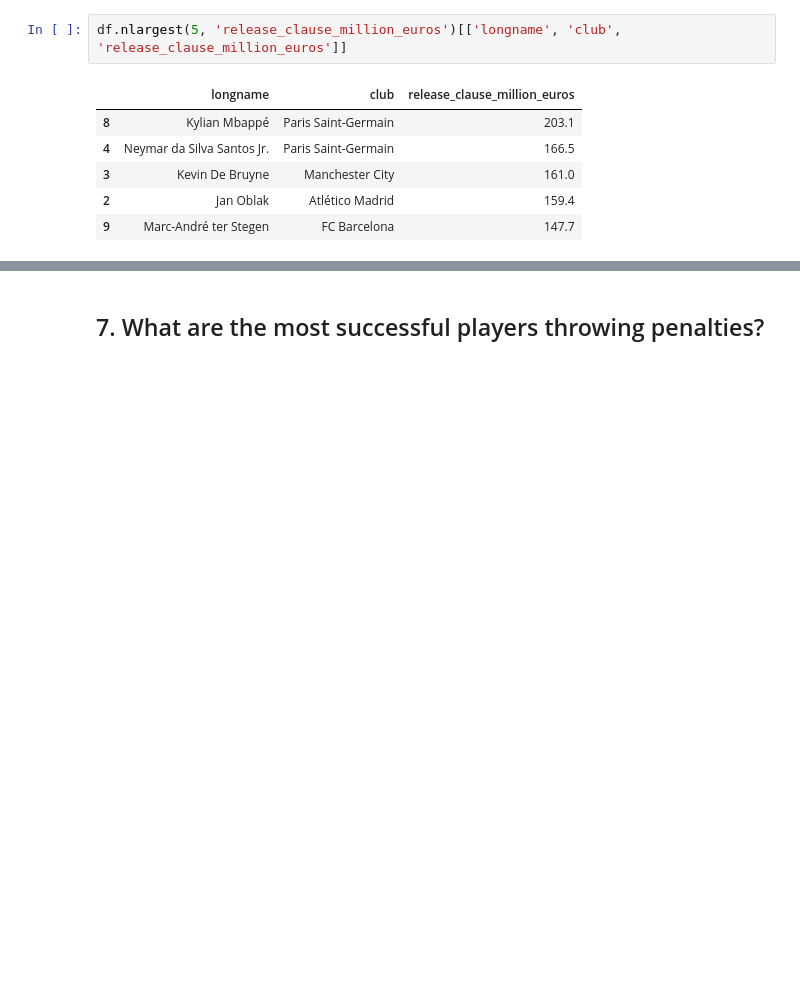
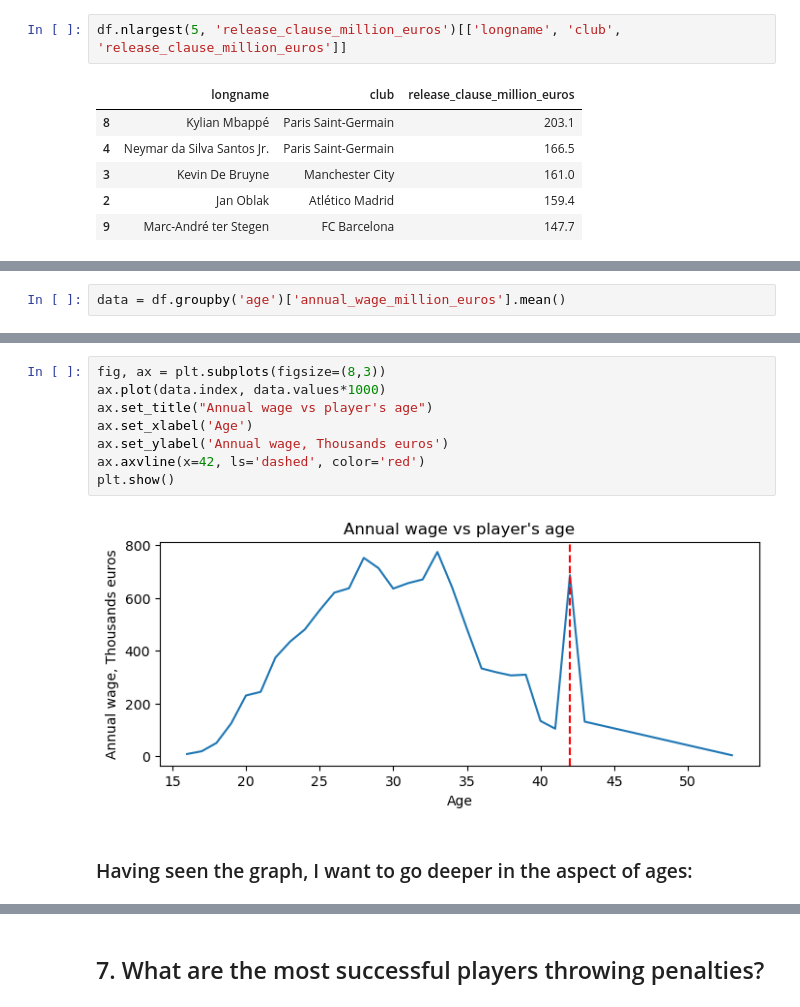
Before and after one commit to chusk2/data_cleaning_challenge_fifa21, a Jupyter notebook: FIFA21_EDA.ipynb, the cells around one changed output, grey strips where cells are left out. Drawn from its saved outputs; the diff is of its cells as text; blank space fills up the shorter version.

```diff
--- a/FIFA21_EDA.ipynb
+++ b/FIFA21_EDA.ipynb
@@ -130,0 +141,2 @@ df.nlargest(5, 'release_clause_million_euros')[['longname', 'club', 'release_cla
+# %%
+data = df.groupby('age')['annual_wage_million_euros'].mean()
@@ -130,0 +153,12 @@ df.nlargest(5, 'release_clause_million_euros')[['longname', 'club', 'release_cla
+# %%
+fig, ax = plt.subplots(figsize=(8,3))
+ax.plot(data.index, data.values*1000)
+ax.set_title("Annual wage vs player's age")
+ax.set_xlabel('Age')
+ax.set_ylabel('Annual wage, Thousands euros')
+ax.axvline(x=42, ls='dashed', color='red')
+plt.show()
+# %% [output]
+[figure, added]
+# %% [markdown]
+### Having seen the graph, I want to go deeper in the aspect of ages:
```
Also changed, not shown: parts of 25 cells of this notebook, 1 other file.
